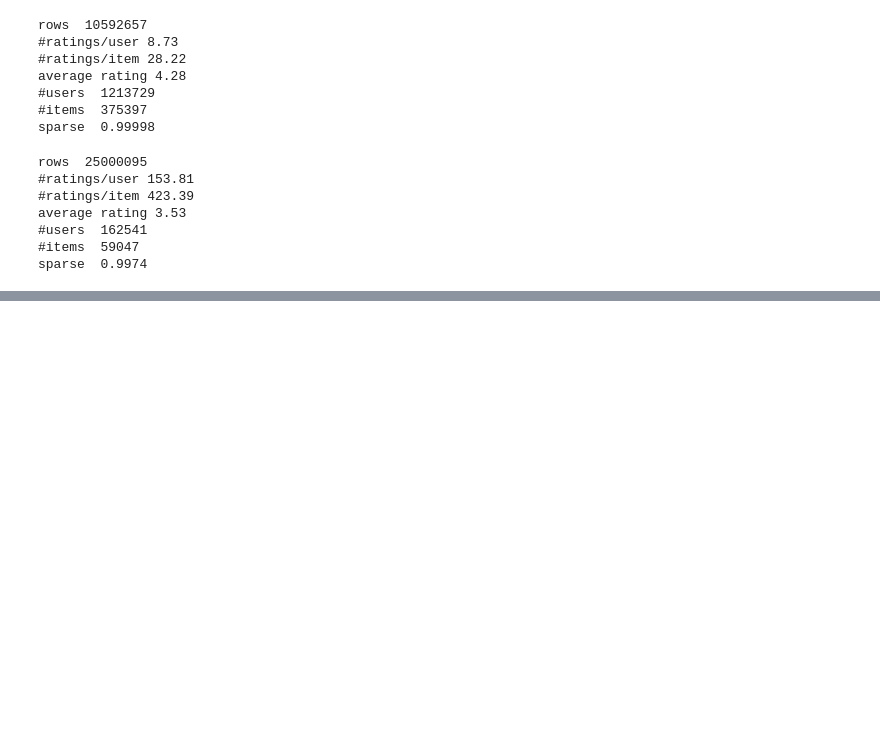
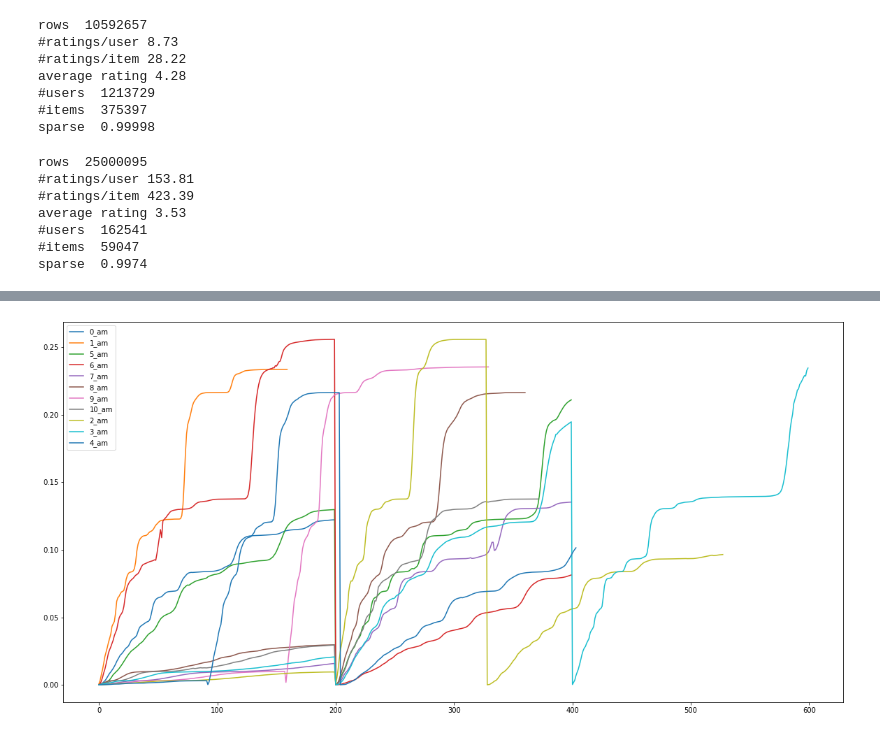
Before and after one commit to ROpdam/recommender_comparison, a Jupyter notebook: visualize_results.ipynb, the cells around one changed output, grey strips where cells are left out. Drawn from its saved outputs; the diff is of its cells as text; code cells hidden in the pictures; blank space fills up the shorter version.

```diff
--- a/visualize_results.ipynb
+++ b/visualize_results.ipynb
@@ -387,0 +390,2 @@ sparse  0.9974
+# %%
+res = pd.read_pickle(path + '/results/CFRNN/all_models_am')
@@ -387,0 +427,8 @@ sparse  0.9974
+# %%
+fig = plt.figure(figsize=(20,10))
+for val_recall, epochs in zip(res['val_recall'], res['epochs']):
+    plt.plot(range(len(val_recall)), val_recall)
+plt.legend(res['model_id'])
+plt.show()
+# %% [output]
+[figure, added]
```
Also changed, not shown: parts of 4 cells of this notebook, 4 other files.
